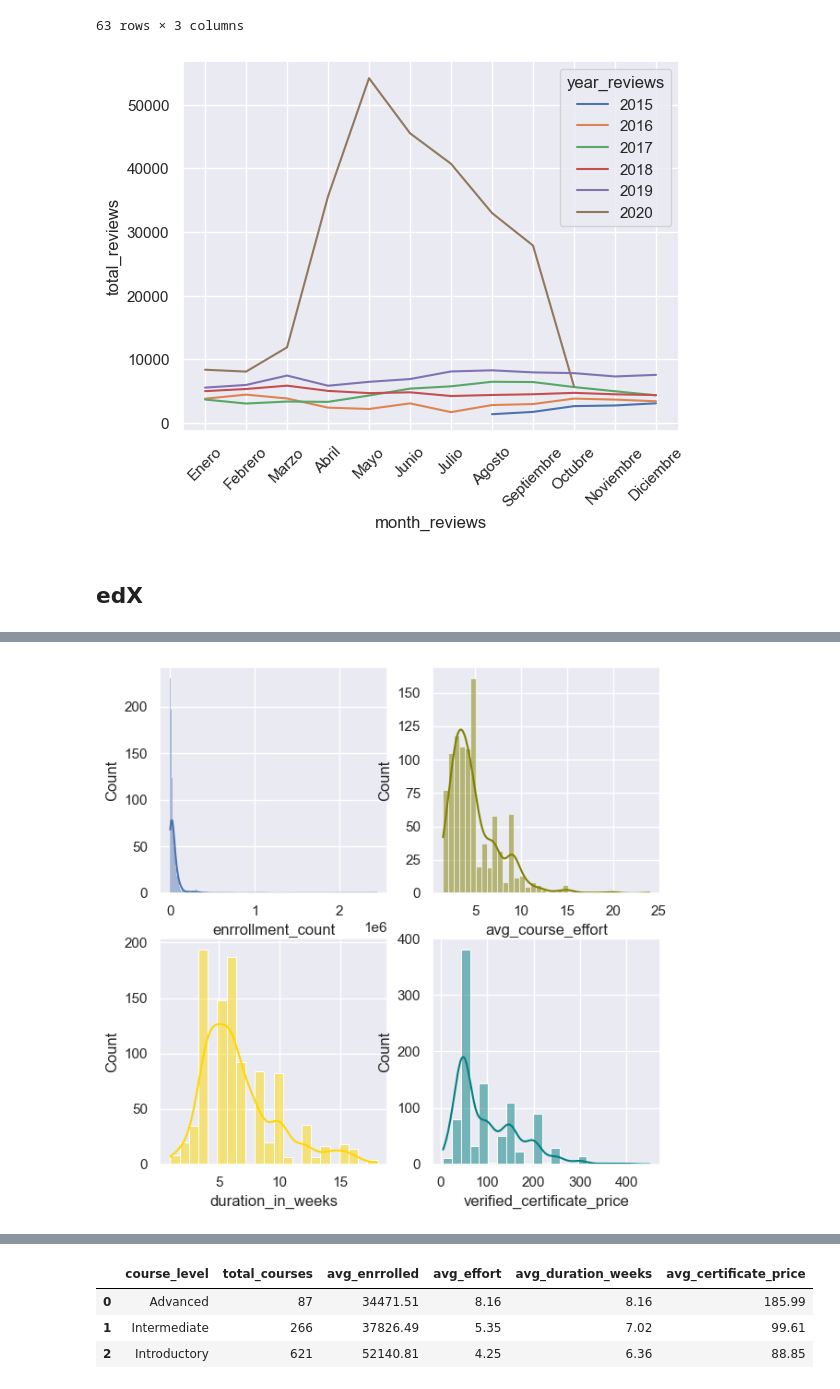
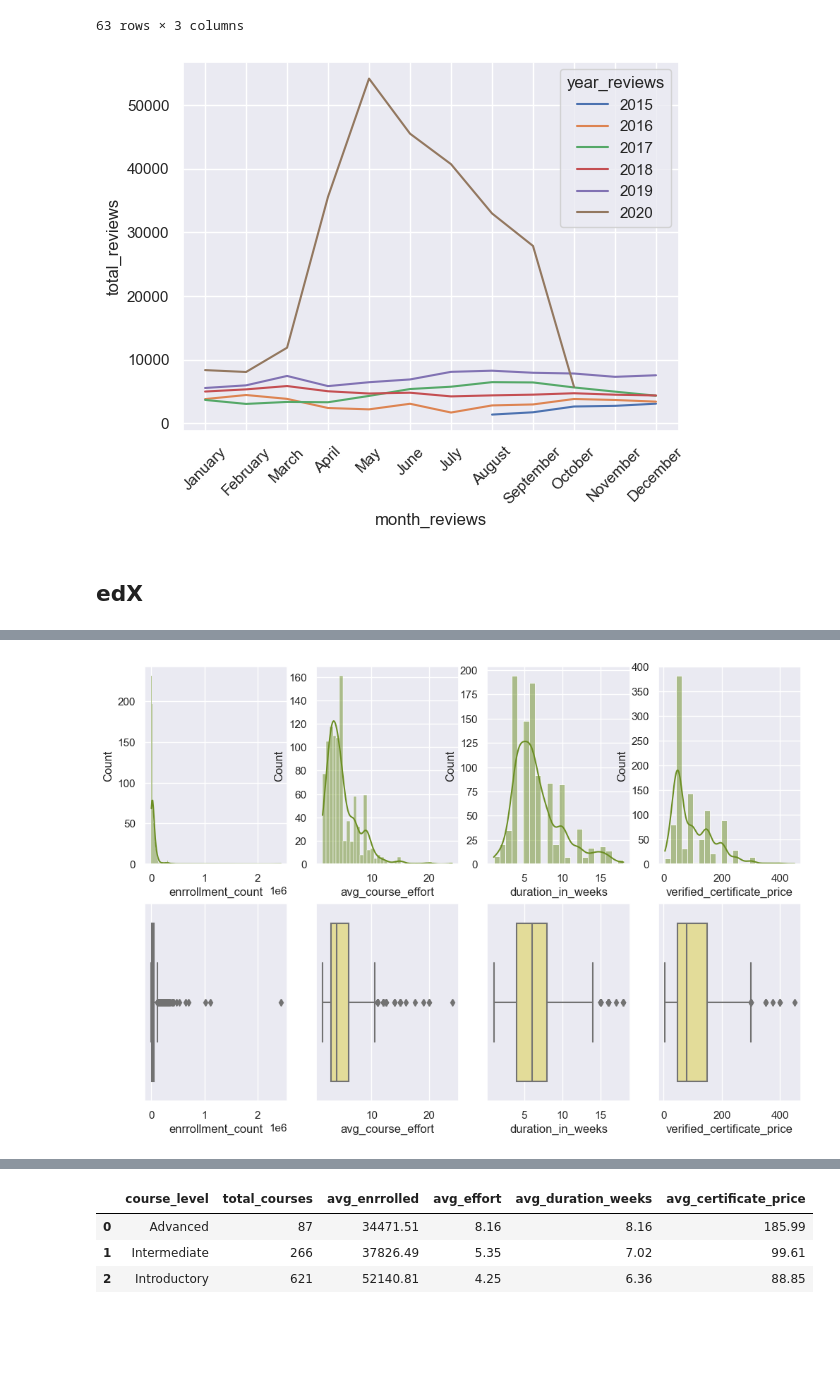
Before and after one commit to HolyGrace/MOOCalytics, a Jupyter notebook: notebooks/EDA.ipynb, the cells around one changed output, grey strips where cells are left out. Drawn from its saved outputs; the diff is of its cells as text; code cells hidden in the pictures; blank space fills up the shorter version.

Commit message:
Add graphs to analysis and organize data folder

```diff
--- a/notebooks/EDA.ipynb
+++ b/notebooks/EDA.ipynb
@@ -150,7 +150,7 @@ memory usage: 23.8+ MB
 # %% [markdown]
 ## edX
 # %%
-edx_data_raw = pd.read_csv("../data/edx_courses.csv")
+edx_data_raw = pd.read_csv("../data/raw/edx_courses.csv")
 edx_data_raw
 # %% [output]
 |  | title | summary | n_enrolled | course_type | institution | instructors | Level | subject | language | ... |
@@ -627,12 +665,12 @@ reviews_by_month
 # %%
 sns.lineplot(x='month_reviews', y='total_reviews', hue='year_reviews', palette="deep", data=reviews_by_month)
 
-months = ['Enero', 'Febrero', 'Marzo', 'Abril', 'Mayo', 'Junio', 'Julio', 'Agosto', 'Septiembre', 'Octubre', 'Noviembre', 'Diciembre']
+months = ['January', 'February', 'March', 'April', 'May', 'June', 'July', 'August', 'September', 'October', 'November', 'December']
 
 plt.xticks(range(1, 13), months)
 plt.xticks(rotation=45);
 # %% [output]
-[figure, old version]
+[figure, new version]
 # %% [markdown]
 ## edX
 # %%
@@ -643,13 +681,17 @@ edx_data.head(3)
 | 1 | Programming for Everybody (Gettin... | This course is a "no prerequisite... | 293864 | Self-paced on your time | The University of Michigan | [Charles Severance] | Introductory | ... |
 | 2 | CS50's Introduction to Computer S... | An introduction to the intellectu... | 2442271 | Self-paced on your time | Harvard University | [David J. Malan, Doug Lloyd, Bria... | Introductory | ... |
 # %%
-fig, axs = plt.subplots(2, 2, figsize=(7, 7))
+fig, axs = plt.subplots(2, 4, figsize=(12, 8))
 
-sns.histplot(data=edx_data, x="enrrollment_count", kde=True, ax=axs[0, 0])
-sns.histplot(data=edx_data, x="avg_course_effort", kde=True, color="olive", ax=axs[0, 1])
-sns.histplot(data=edx_data, x="duration_in_weeks", kde=True, color="gold", ax=axs[1, 0])
-sns.histplot(data=edx_data, x="verified_certificate_price", kde=True, color="teal", ax=axs[1, 1])
+sns.histplot(data=edx_data, x="enrrollment_count", kde=True, color="olivedrab", ax=axs[0, 0])
+sns.histplot(data=edx_data, x="avg_course_effort", kde=True, color="olivedrab", ax=axs[0, 1])
+sns.histplot(data=edx_data, x="duration_in_weeks", kde=True, color="olivedrab", ax=axs[0, 2])
+sns.histplot(data=edx_data, x="verified_certificate_price", kde=True, color="olivedrab", ax=axs[0, 3])
+sns.boxplot(data=edx_data, x="enrrollment_count", color="khaki", ax=axs[1, 0])
+sns.boxplot(data=edx_data, x="avg_course_effort", color="khaki", ax=axs[1, 1])
+sns.boxplot(data=edx_data, x="duration_in_weeks", color="khaki", ax=axs[1, 2])
+sns.boxplot(data=edx_data, x="verified_certificate_price", color="khaki", ax=axs[1, 3])
 
 plt.show()
 # %% [output]
-[figure, old version]
+[figure, new version]
```
Also changed, not shown: parts of 34 cells of this notebook.
